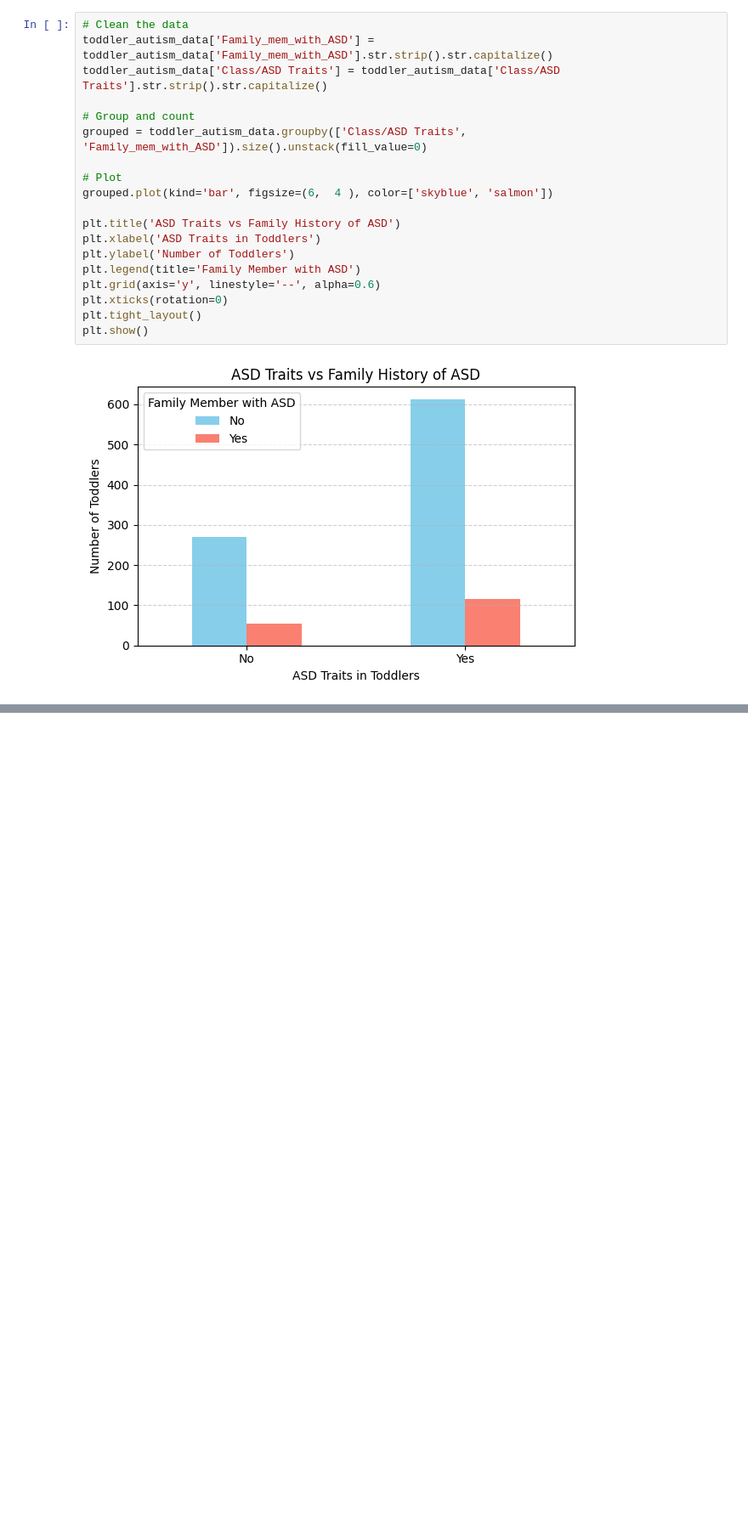
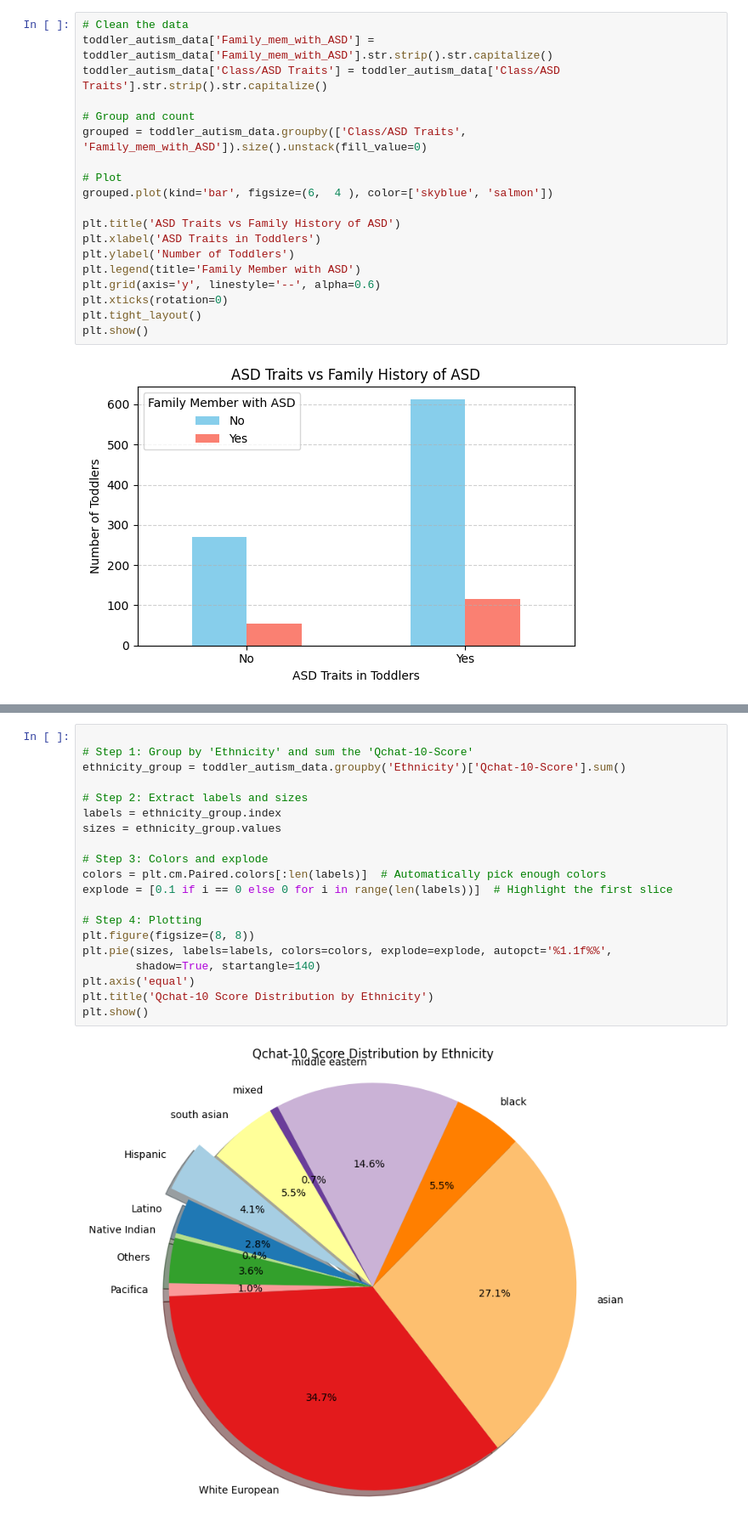
Before and after one commit to rayyanrbj09/Autism-Spectrum-Disorder--Medical-Analyisis, a Jupyter notebook: Analysis/analysis.ipynb, the cells around one changed output, grey strips where cells are left out. Shown at 85% size. Drawn from its saved outputs; the diff is of its cells as text; blank space fills up the shorter version.

```diff
--- a/Analysis/analysis.ipynb
+++ b/Analysis/analysis.ipynb
@@ -116,3 +151,25 @@ plt.grid(axis='y', linestyle='--', alpha=0.7)
 plt.show()
 # %% [output]
 [figure]
+# %%
+
+# Step 1: Group by 'Ethnicity' and sum the 'Qchat-10-Score'
+ethnicity_group = toddler_autism_data.groupby('Ethnicity')['Qchat-10-Score'].sum()
+
+# Step 2: Extract labels and sizes
+labels = ethnicity_group.index
+sizes = ethnicity_group.values
+
+# Step 3: Colors and explode
+colors = plt.cm.Paired.colors[:len(labels)]  # Automatically pick enough colors
+explode = [0.1 if i == 0 else 0 for i in range(len(labels))]  # Highlight the first slice
+
+# Step 4: Plotting
+plt.figure(figsize=(8, 8))
+plt.pie(sizes, labels=labels, colors=colors, explode=explode, autopct='%1.1f%%',
+        shadow=True, startangle=140)
+plt.axis('equal')
+plt.title('Qchat-10 Score Distribution by Ethnicity')
+plt.show()
+# %% [output]
+[figure, added]
```
Also changed, not shown: parts of 3 cells of this notebook, 5 other files.
